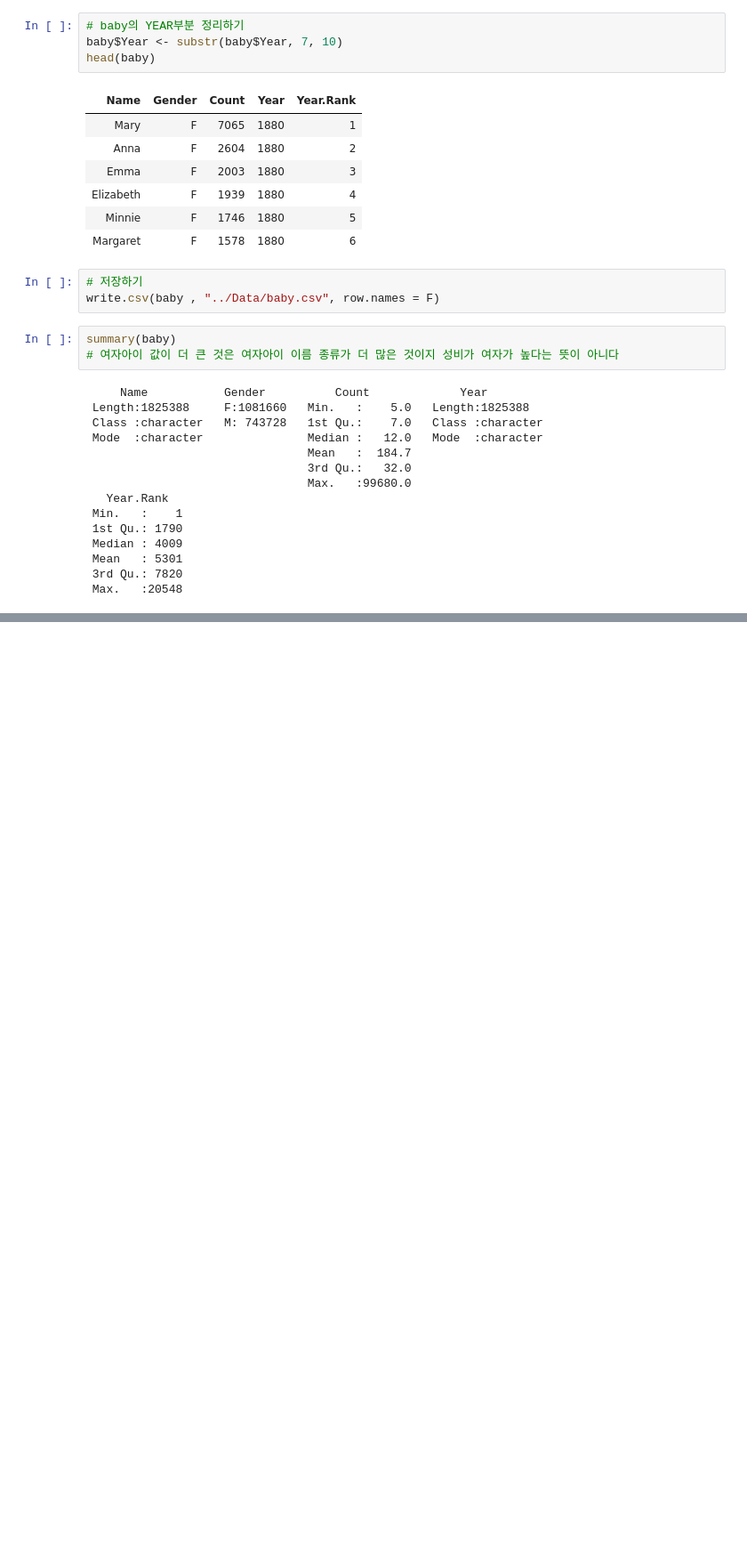
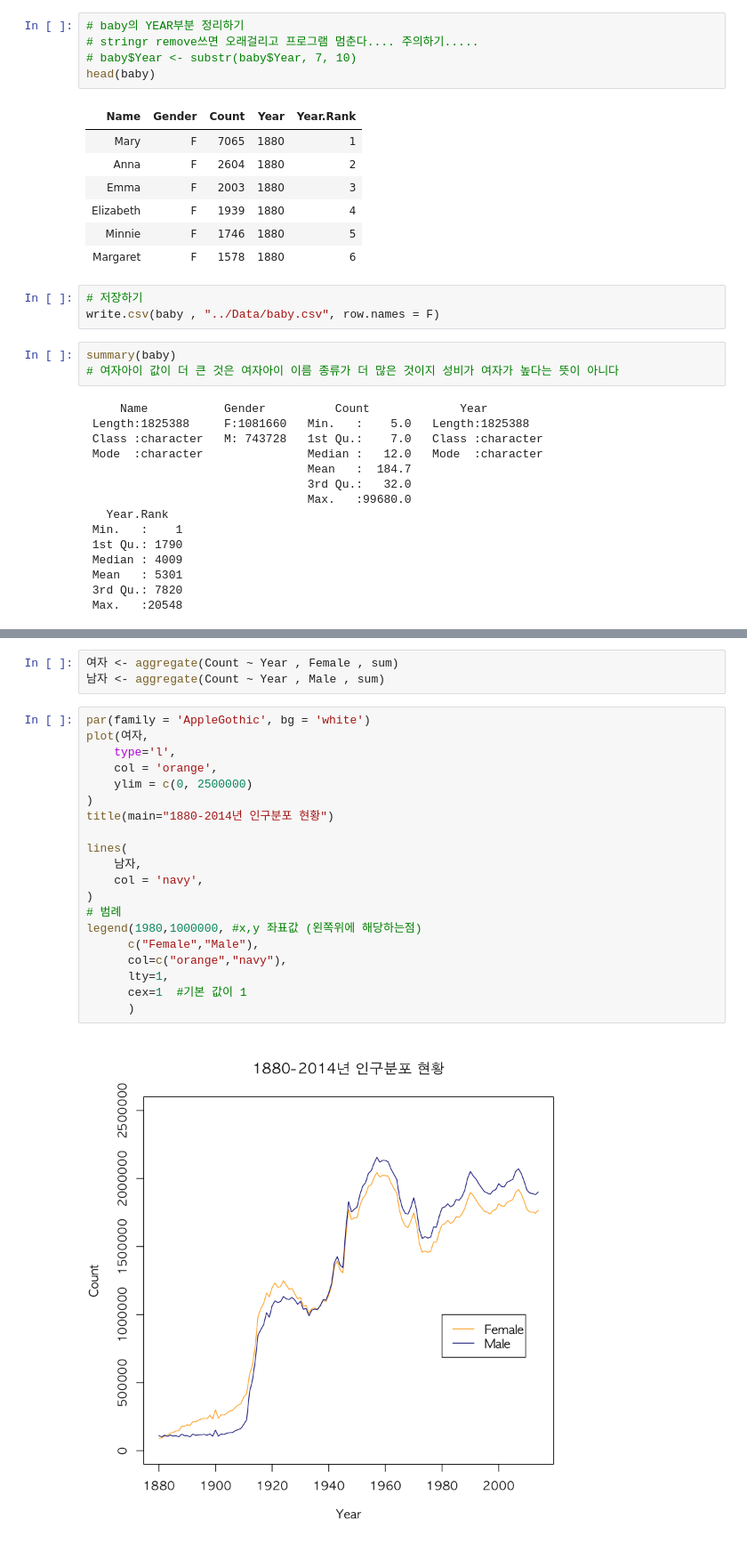
Before and after one commit to monargent0/TJRrrClass, a Jupyter notebook: 11. Baby Names.ipynb, the cells around one changed output, grey strips where cells are left out. Shown at 89% size. Cells and saved outputs as stored; diff of their text form; blank space fills up the shorter version.

```diff
--- a/11. Baby Names.ipynb
+++ b/11. Baby Names.ipynb
@@ -41,7 +45,8 @@ str(baby)
  $ Year.Rank: int  1 2 3 4 5 6 7 8 9 10 ...
 # %%
 # baby의 YEAR부분 정리하기
-baby$Year <- substr(baby$Year, 7, 10)
+# stringr remove쓰면 오래걸리고 프로그램 멈춘다.... 주의하기.....
+# baby$Year <- substr(baby$Year, 7, 10)
 head(baby)
 # %% [output]
 | Name | Gender | Count | Year | Year.Rank |
@@ -98,0 +132,25 @@ head(unique(Female$Name), 20)
+# %%
+여자 <- aggregate(Count ~ Year , Female , sum)
+남자 <- aggregate(Count ~ Year , Male , sum)
+# %%
+par(family = 'AppleGothic', bg = 'white')
+plot(여자,
+    type='l',
+    col = 'orange',
+    ylim = c(0, 2500000)
+)
+title(main="1880-2014년 인구분포 현황")
+
+lines(
+    남자,
+    col = 'navy',
+)
+# 범례
+legend(1980,1000000, #x,y 좌표값 (왼쪽위에 해당하는점)
+      c("Female","Male"),
+      col=c("orange","navy"),
+      lty=1,
+      cex=1  #기본 값이 1
+      )
+# %% [output]
+[figure, added]
```
Also changed, not shown: parts of 7 cells of this notebook, 1 other file.
